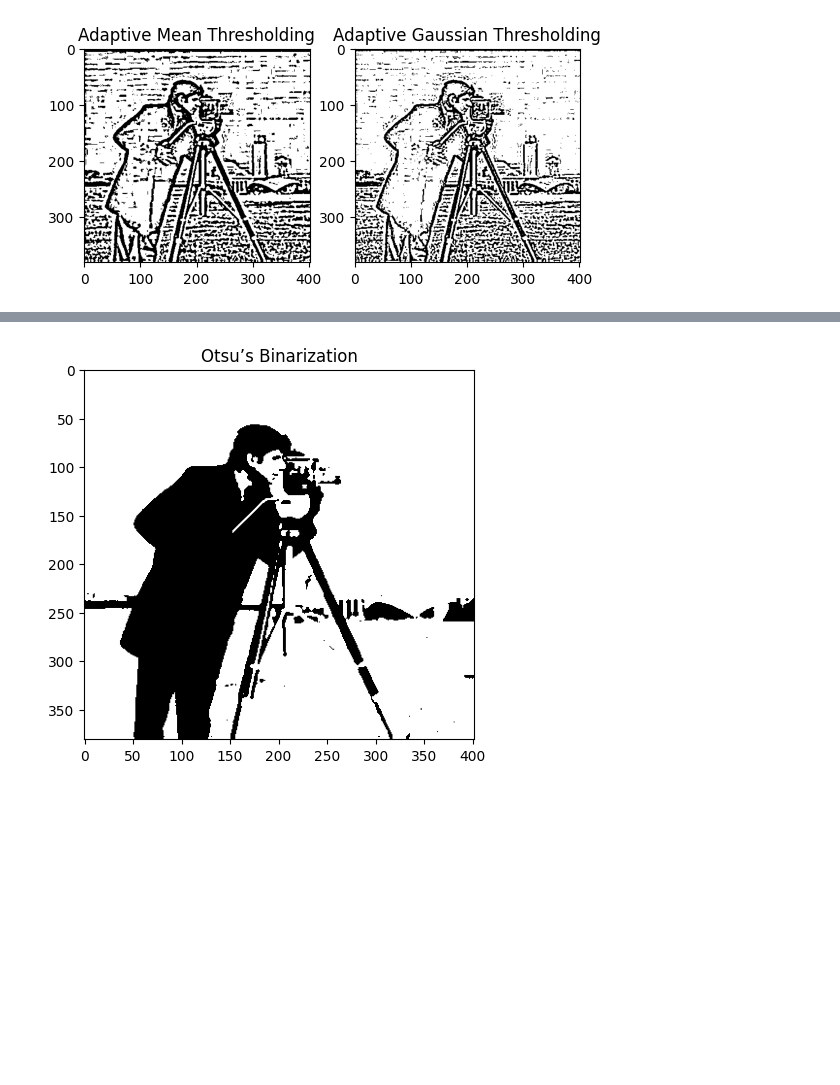
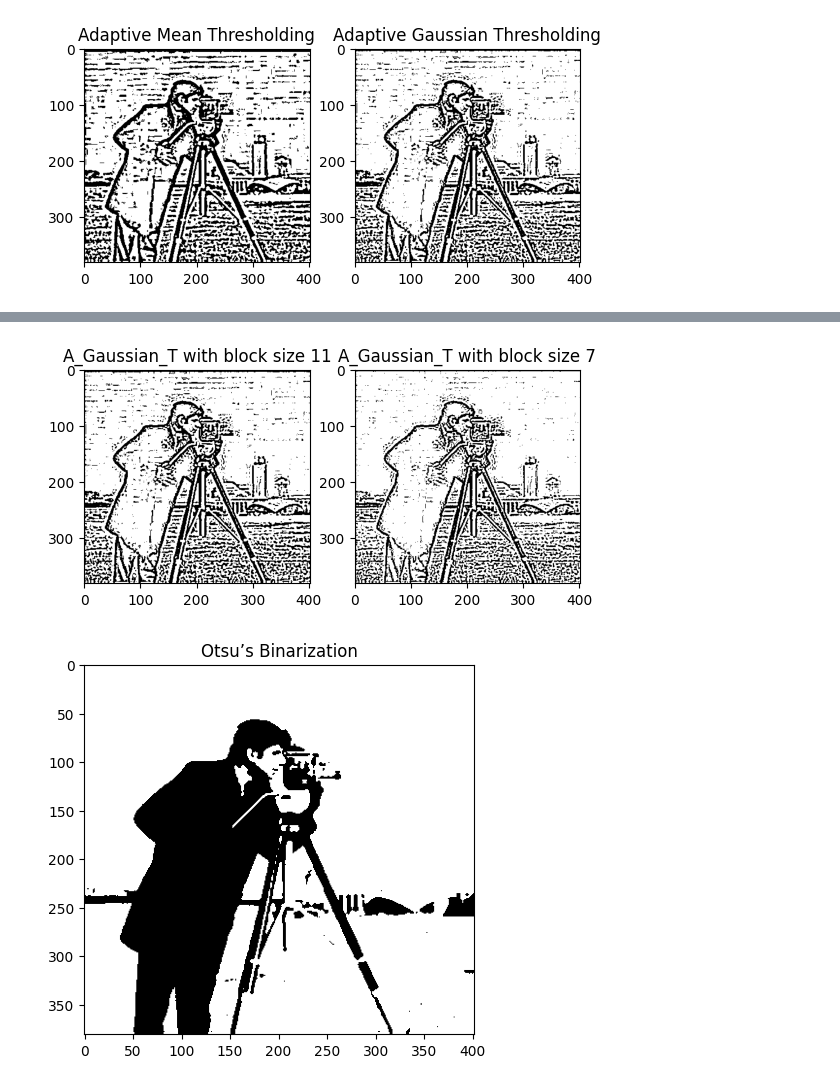
Before and after one commit to liguelangue/ComputerVision_Workshop, a Jupyter notebook: Lab7_Thresholding/lab7.ipynb, the cells around one changed output, grey strips where cells are left out. Drawn from its saved outputs; the diff is of its cells as text; code cells hidden in the pictures; blank space fills up the shorter version.

```diff
--- a/Lab7_Thresholding/lab7.ipynb
+++ b/Lab7_Thresholding/lab7.ipynb
@@ -31,3 +51,16 @@ plt.show()
+# %%
+# Apply adaptive Gaussian thresholding
+thresh_adaptive_gaussian_11 = cv2.adaptiveThreshold(image, 255, cv2.ADAPTIVE_THRESH_GAUSSIAN_C, cv2.THRESH_BINARY, 11, 2)
+# Apply adaptive Gaussian thresholding
+thresh_adaptive_gaussian_7 = cv2.adaptiveThreshold(image, 255, cv2.ADAPTIVE_THRESH_GAUSSIAN_C, cv2.THRESH_BINARY, 7, 2)
+# Show both results
+plt.subplot(1, 2, 1), plt.imshow(thresh_adaptive_gaussian_11, cmap='gray')
+plt.title('A_Gaussian_T with block size 11')
+plt.subplot(1, 2, 2), plt.imshow(thresh_adaptive_gaussian_7, cmap='gray')
+plt.title('A_Gaussian_T with block size 7')
+plt.show()
+# %% [output]
+[figure, added]
 # %%
 # Apply Otsu’s binarization
 _, thresh_otsu = cv2.threshold(image, 0, 255, cv2.THRESH_BINARY + cv2.THRESH_OTSU)
```
Also changed, not shown: parts of 3 cells of this notebook, 31 other files.
